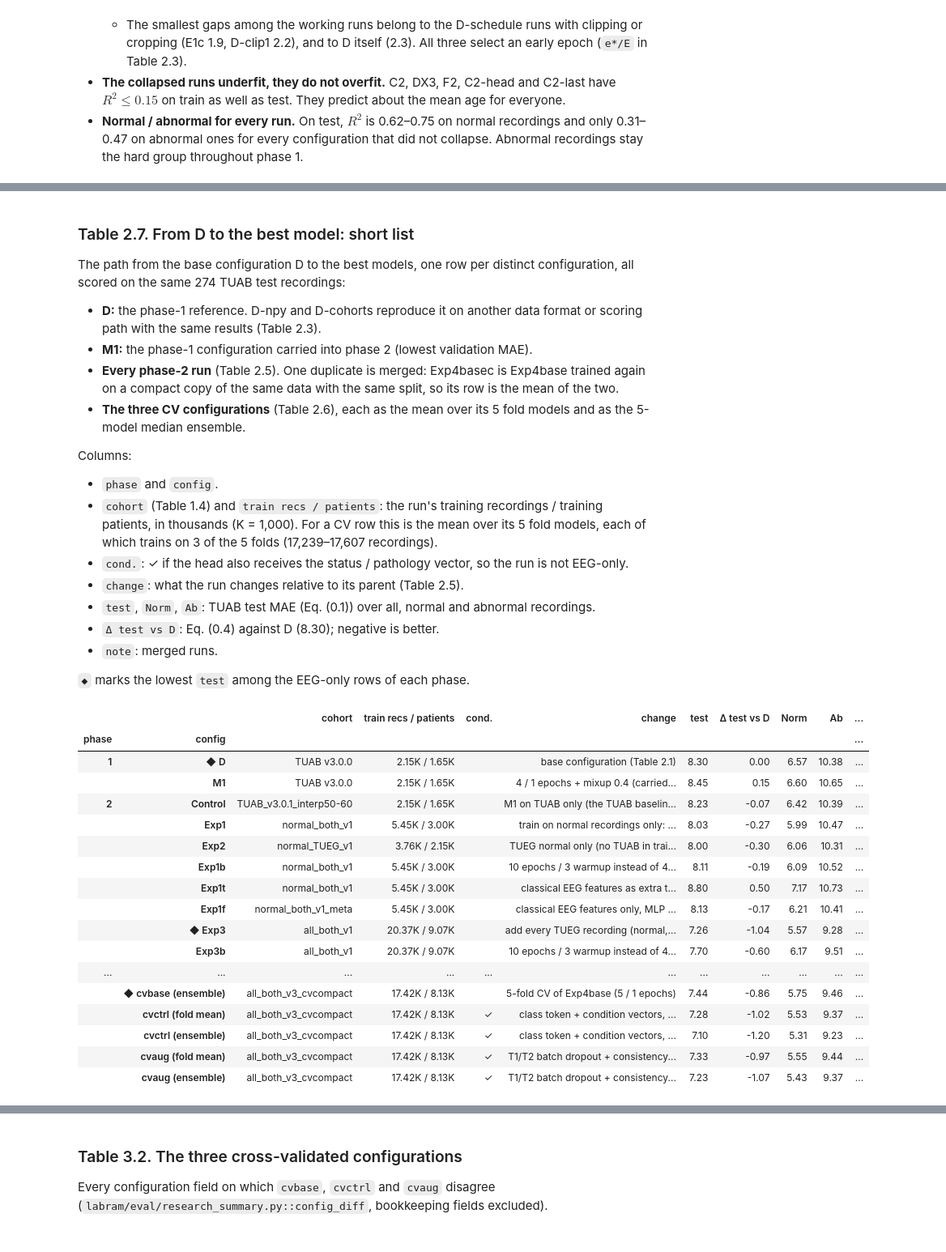
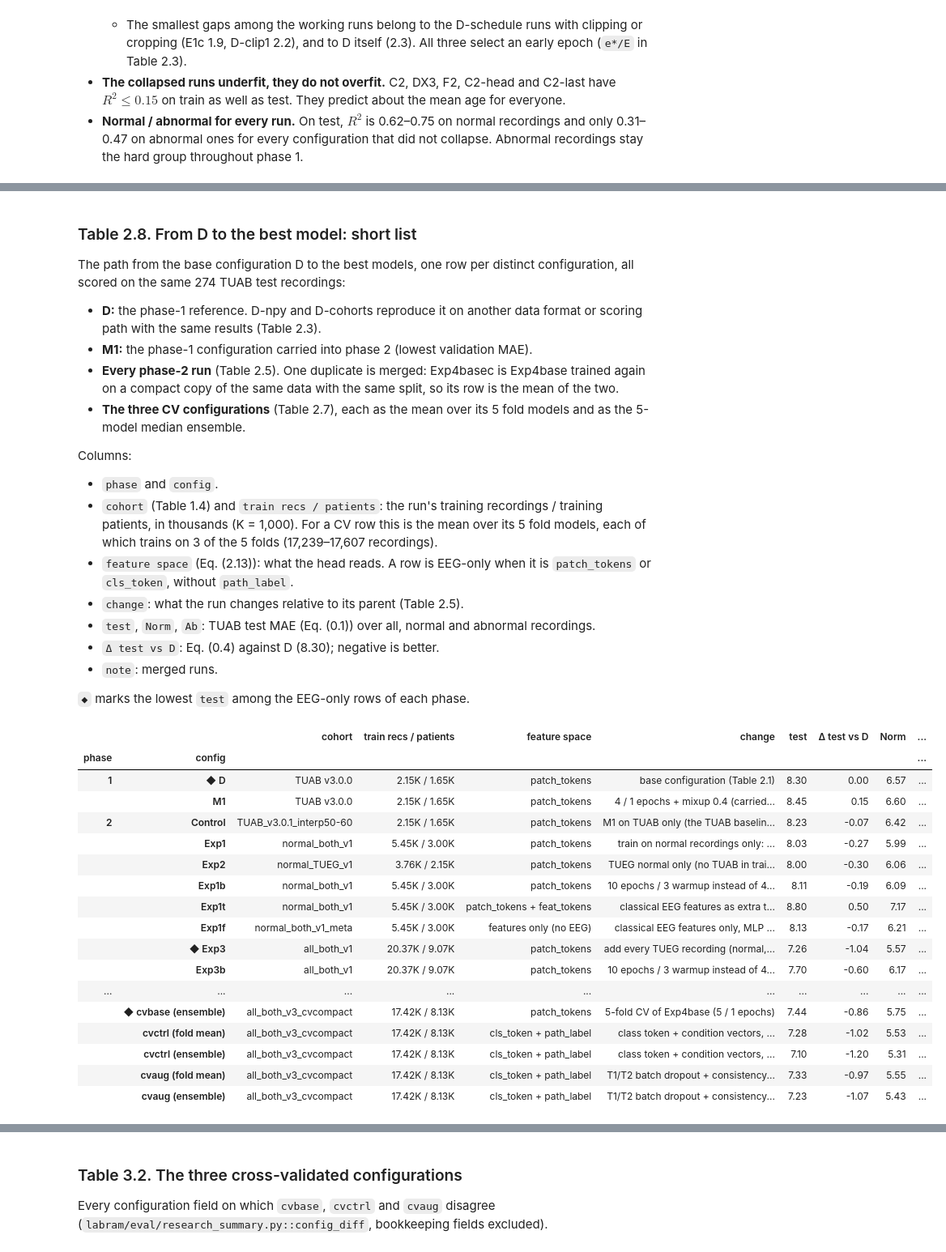
Before and after one commit to Neuro-Clalit/LaBraM, a Jupyter notebook: notebooks/brain_age_research_summary.ipynb, the cells around one changed output, grey strips where cells are left out. Shown at 81% size. Cells and saved outputs as stored; diff of their text form; code cells hidden in the pictures.

```diff
--- a/notebooks/brain_age_research_summary.ipynb
+++ b/notebooks/brain_age_research_summary.ipynb
@@ -1541,9 +1541,10 @@ display(numbered_table(t24, "2.4", "Phase 1 re-evaluated in eval mode: train, va
   0.31–0.47 on abnormal ones for every configuration that did not collapse. Abnormal recordings stay the hard group
   throughout phase 1.
 # %%
-# CV helpers shared by Tables 2.5-2.7: per-fold statistics, the fold-model ensemble on the TUAB
+# CV helpers shared by Tables 2.5–2.8: per-fold statistics, the fold-model ensemble on the TUAB
 # test set (Eq. (3.8)), its leak-free calibrated version (Eq. (3.11)) and the training size of a fold model.
 cv_exps = ("cvbase", "cvctrl", "cvaug")
+EEG_ONLY = ("patch_tokens", "cls_token")      # feature spaces without labels or features (Eq. (2.13))
 
 
 def fold_stats(exp, split, source, cohort="all"):
@@ -1579,6 +1580,10 @@ def ens_mae(exp, cohort="all"):
 # prediction alone -- no TUAB test recording or true age is used (Table 3.6).
 psets = rs.prediction_sets(preds, tueg) if preds is not None and HAVE_TUEG else None
 CORR = rs.recalibrated_test(psets, fit_status=("normal",)) if psets is not None else None
+# (a, b) of Eq. (2.14) per CV experiment, fitted on its out-of-fold normal recordings
+CAL_AB = {} if psets is None else {
+    exp: rs.recalibration_fit(g.pred, g.true)
+    for exp, g in psets[psets.set.isin(rs.PREDICTION_SETS[1:]) & (psets.status == "normal")].groupby("exp")}
 
 
 def corr_mae(exp, cohort="all"):
@@ -1747,8 +1873,9 @@ Source: `docs/data/cv5_eval_v2.csv`.
 # %%
 rows = []
 for exp in ("cvbase", "cvctrl", "cvaug"):
-    r = {"run": exp, "ClearML": cml.link[exp], "cond.": "✓" if rs.EXPERIMENTS[exp].conditions else "",
-         "loss": rs.run_loss(exp)}
+    r = {"exp": rs.clearml_link(exp, cml.url.get(exp, "")),       # the name links to its ClearML project
+         "train recs / patients": k_size(fold_train.get(exp, np.nan), fold_pats.get(exp, np.nan)),
+         "feature space": rs.feature_space(exp), "loss": rs.run_loss(exp)}
     for label, split, source, cohort in (("CV val", "val", "all", "all"), ("CV test", "test", "all", "all"),
                                          ("TUAB test", "heldout", "TUAB", "all"),
                                          ("normal", "heldout", "TUAB", "normal"),
@@ -1763,6 +1890,6 @@ for exp in ("cvbase", "cvctrl", "cvaug"):
         r["cal. normal"] = corr_mae(exp, "normal")
         r["cal. abnormal"] = corr_mae(exp, "abnormal")
     rows.append(r)
-t23 = pd.DataFrame(rows).set_index("run")
-numbered_table(t23, "2.6", "Five-fold cross-validation")
+t23 = pd.DataFrame(rows).set_index("exp")
+numbered_table(t23, "2.7", "Five-fold cross-validation")
 # %% [output]
@@ -1784,7 +1911,7 @@ numbered_table(t23, "2.6", "Five-fold cross-validation")
   6.60 / 12.85, use a correction applied with the test recordings' true ages. Table 3.5 lists ours of that
   kind (†) for comparison only.
 # %% [markdown]
-### Table 2.7. From D to the best model: short list
+### Table 2.8. From D to the best model: short list
 
 The path from the base configuration D to the best models, one row per distinct configuration,
 all scored on the same 274 TUAB test recordings:
@@ -1793,7 +1920,7 @@ all scored on the same 274 TUAB test recordings:
 * **M1:** the phase-1 configuration carried into phase 2 (lowest validation MAE).
 * **Every phase-2 run** (Table 2.5). One duplicate is merged: Exp4basec is Exp4base trained again on a
   compact copy of the same data with the same split, so its row is the mean of the two.
-* **The three CV configurations** (Table 2.6), each as the mean over its 5 fold models and as the 5-model
+* **The three CV configurations** (Table 2.7), each as the mean over its 5 fold models and as the 5-model
   median ensemble.
 
 Columns:
@@ -1801,7 +1928,8 @@ Columns:
 * `cohort` (Table 1.4) and `train recs / patients`: the run's training recordings / training patients, in
   thousands (K = 1,000). For a CV row this is the mean over its 5 fold models, each of which trains on 3
   of the 5 folds (17,239–17,607 recordings).
-* `cond.`: ✓ if the head also receives the status / pathology vector, so the run is not EEG-only.
+* `feature space` (Eq. (2.13)): what the head reads. A row is EEG-only when it is `patch_tokens` or
+  `cls_token`, without `path_label`.
 * `change`: what the run changes relative to its parent (Table 2.5).
 * `test`, `Norm`, `Ab`: TUAB test MAE (Eq. (0.1)) over all, normal and abnormal recordings.
 * `Δ test vs D`: Eq. (0.4) against D (8.30); negative is better.
@@ -1816,55 +1944,55 @@ for name, phase, cohort, change in (("D", "1", "TUAB v3.0.0", "base configuratio
     r = d_row.loc[name]
     rows.append({"phase": phase, "config": name, "cohort": cohort, "train recs": train_recs.get(name, np.nan),
                  "train pats": train_pats.get(name, np.nan),
-                 "cond.": "", "change": change, "test": r.test, "Norm": r.Norm, "Ab": r.Ab,
+                 "feature space": rs.feature_space(name), "change": change, "test": r.test, "Norm": r.Norm, "Ab": r.Ab,
                  "note": r.runs})
 MERGE2 = {"Exp4base": ("Exp4basec",)}
 skip = {x for v in MERGE2.values() for x in v}
 for n in P2_RUNS:
     if n in skip:
         continue
     group = [n, *MERGE2.get(n, ())]
     g = t22.loc[group]
     rows.append({"phase": "2", "config": n, "cohort": g.cohort.iloc[0], "train recs": train_recs.get(n, np.nan),
                  "train pats": train_pats.get(n, np.nan),
-                 "cond.": g["cond."].iloc[0], "change": rs.EXPERIMENTS[n].change, "test": g["test all"].mean(),
+                 "feature space": rs.feature_space(n), "change": rs.EXPERIMENTS[n].change, "test": g["test all"].mean(),
                  "Norm": g["normal"].mean(), "Ab": g["abnormal"].mean(),
                  "note": f"mean of {', '.join(group)} (same data, compact copy)" if len(group) > 1 else ""})
 for exp in cv_exps:
     base = {"phase": "3", "cohort": rs.display_name(rs.EXPERIMENTS[exp].cohort),
             "train recs": fold_train.get(exp, np.nan), "train pats": fold_pats.get(exp, np.nan),
-            "cond.": "✓" if rs.EXPERIMENTS[exp].conditions else "", "change": rs.EXPERIMENTS[exp].change}
+            "feature space": rs.feature_space(exp), "change": rs.EXPERIMENTS[exp].change}
     rows.append({**base, "config": f"{exp} (fold mean)",
                  **{k: fold_stats(exp, "heldout", "TUAB", c)[0] for k, c in (("test", "all"), ("Norm", "normal"), ("Ab", "abnormal"))},
                  "note": "mean of 5 fold models"})
     if preds is not None and STATUS:
         rows.append({**base, "config": f"{exp} (ensemble)", "test": ens_mae(exp), "Norm": ens_mae(exp, "normal"),
                      "Ab": ens_mae(exp, "abnormal"), "note": "median of 5 fold models"})
 t26 = pd.DataFrame(rows)
 t26["train recs / patients"] = [k_size(r, p) for r, p in zip(t26["train recs"], t26["train pats"])]
 t26["Δ test vs D"] = t26.test - t26.loc[t26.config == "D", "test"].iloc[0]
-for ph, g in t26[t26["cond."] == ""].groupby("phase"):
+for ph, g in t26[t26["feature space"].isin(EEG_ONLY)].groupby("phase"):
     k = g.test.idxmin()
     t26.loc[k, "config"] = "◆ " + t26.loc[k, "config"]
-t26 = t26[["phase", "config", "cohort", "train recs / patients", "cond.", "change", "test", "Δ test vs D", "Norm", "Ab", "note"]]
-display(numbered_table(t26.set_index(["phase", "config"]), "2.7", "From D to the best model: short list"))
+t26 = t26[["phase", "config", "cohort", "train recs / patients", "feature space", "change", "test", "Δ test vs D", "Norm", "Ab", "note"]]
+display(numbered_table(t26.set_index(["phase", "config"]), "2.8", "From D to the best model: short list"))
 # %% [output]
-|  |  | cohort | train recs / patients | cond. | change | test | Δ test vs D | Norm | Ab | ... |
-| phase | config |  |  |  |  |  |  |  |  | ... |
-| 1 | ◆ D | TUAB v3.0.0 | 2.15K / 1.65K |  | base configuration (Table 2.1) | 8.30 | 0.00 | 6.57 | 10.38 | ... |
-|  | M1 | TUAB v3.0.0 | 2.15K / 1.65K |  | 4 / 1 epochs + mixup 0.4 (carried... | 8.45 | 0.15 | 6.60 | 10.65 | ... |
-| 2 | Control | TUAB_v3.0.1_interp50-60 | 2.15K / 1.65K |  | M1 on TUAB only (the TUAB baselin... | 8.23 | -0.07 | 6.42 | 10.39 | ... |
-|  | Exp1 | normal_both_v1 | 5.45K / 3.00K |  | train on normal recordings only: ... | 8.03 | -0.27 | 5.99 | 10.47 | ... |
-|  | Exp2 | normal_TUEG_v1 | 3.76K / 2.15K |  | TUEG normal only (no TUAB in trai... | 8.00 | -0.30 | 6.06 | 10.31 | ... |
-|  | Exp1b | normal_both_v1 | 5.45K / 3.00K |  | 10 epochs / 3 warmup instead of 4... | 8.11 | -0.19 | 6.09 | 10.52 | ... |
-|  | Exp1t | normal_both_v1 | 5.45K / 3.00K |  | classical EEG features as extra t... | 8.80 | 0.50 | 7.17 | 10.73 | ... |
-|  | Exp1f | normal_both_v1_meta | 5.45K / 3.00K |  | classical EEG features only, MLP ... | 8.13 | -0.17 | 6.21 | 10.41 | ... |
-|  | ◆ Exp3 | all_both_v1 | 20.37K / 9.07K |  | add every TUEG recording (normal,... | 7.26 | -1.04 | 5.57 | 9.28 | ... |
-|  | Exp3b | all_both_v1 | 20.37K / 9.07K |  | 10 epochs / 3 warmup instead of 4... | 7.70 | -0.60 | 6.17 | 9.51 | ... |
-| ... | ... | ... | ... | ... | ... | ... | ... | ... | ... | ... |
-|  | ◆ cvbase (ensemble) | all_both_v3_cvcompact | 17.42K / 8.13K |  | 5-fold CV of Exp4base (5 / 1 epochs) | 7.44 | -0.86 | 5.75 | 9.46 | ... |
-|  | cvctrl (fold mean) | all_both_v3_cvcompact | 17.42K / 8.13K | ✓ | class token + condition vectors, ... | 7.28 | -1.02 | 5.53 | 9.37 | ... |
-|  | cvctrl (ensemble) | all_both_v3_cvcompact | 17.42K / 8.13K | ✓ | class token + condition vectors, ... | 7.10 | -1.20 | 5.31 | 9.23 | ... |
-|  | cvaug (fold mean) | all_both_v3_cvcompact | 17.42K / 8.13K | ✓ | T1/T2 batch dropout + consistency... | 7.33 | -0.97 | 5.55 | 9.44 | ... |
-|  | cvaug (ensemble) | all_both_v3_cvcompact | 17.42K / 8.13K | ✓ | T1/T2 batch dropout + consistency... | 7.23 | -1.07 | 5.43 | 9.37 | ... |
+|  |  | cohort | train recs / patients | feature space | change | test | Δ test vs D | Norm | ... |
+| phase | config |  |  |  |  |  |  |  | ... |
+| 1 | ◆ D | TUAB v3.0.0 | 2.15K / 1.65K | patch_tokens | base configuration (Table 2.1) | 8.30 | 0.00 | 6.57 | ... |
+|  | M1 | TUAB v3.0.0 | 2.15K / 1.65K | patch_tokens | 4 / 1 epochs + mixup 0.4 (carried... | 8.45 | 0.15 | 6.60 | ... |
+| 2 | Control | TUAB_v3.0.1_interp50-60 | 2.15K / 1.65K | patch_tokens | M1 on TUAB only (the TUAB baselin... | 8.23 | -0.07 | 6.42 | ... |
+|  | Exp1 | normal_both_v1 | 5.45K / 3.00K | patch_tokens | train on normal recordings only: ... | 8.03 | -0.27 | 5.99 | ... |
+|  | Exp2 | normal_TUEG_v1 | 3.76K / 2.15K | patch_tokens | TUEG normal only (no TUAB in trai... | 8.00 | -0.30 | 6.06 | ... |
+|  | Exp1b | normal_both_v1 | 5.45K / 3.00K | patch_tokens | 10 epochs / 3 warmup instead of 4... | 8.11 | -0.19 | 6.09 | ... |
+|  | Exp1t | normal_both_v1 | 5.45K / 3.00K | patch_tokens + feat_tokens | classical EEG features as extra t... | 8.80 | 0.50 | 7.17 | ... |
+|  | Exp1f | normal_both_v1_meta | 5.45K / 3.00K | features only (no EEG) | classical EEG features only, MLP ... | 8.13 | -0.17 | 6.21 | ... |
+|  | ◆ Exp3 | all_both_v1 | 20.37K / 9.07K | patch_tokens | add every TUEG recording (normal,... | 7.26 | -1.04 | 5.57 | ... |
+|  | Exp3b | all_both_v1 | 20.37K / 9.07K | patch_tokens | 10 epochs / 3 warmup instead of 4... | 7.70 | -0.60 | 6.17 | ... |
+| ... | ... | ... | ... | ... | ... | ... | ... | ... | ... |
+|  | ◆ cvbase (ensemble) | all_both_v3_cvcompact | 17.42K / 8.13K | patch_tokens | 5-fold CV of Exp4base (5 / 1 epochs) | 7.44 | -0.86 | 5.75 | ... |
+|  | cvctrl (fold mean) | all_both_v3_cvcompact | 17.42K / 8.13K | cls_token + path_label | class token + condition vectors, ... | 7.28 | -1.02 | 5.53 | ... |
+|  | cvctrl (ensemble) | all_both_v3_cvcompact | 17.42K / 8.13K | cls_token + path_label | class token + condition vectors, ... | 7.10 | -1.20 | 5.31 | ... |
+|  | cvaug (fold mean) | all_both_v3_cvcompact | 17.42K / 8.13K | cls_token + path_label | T1/T2 batch dropout + consistency... | 7.33 | -0.97 | 5.55 | ... |
+|  | cvaug (ensemble) | all_both_v3_cvcompact | 17.42K / 8.13K | cls_token + path_label | T1/T2 batch dropout + consistency... | 7.23 | -1.07 | 5.43 | ... |
 # %% [markdown]
```
Also changed, not shown: parts of 22 cells of this notebook, 6 other files.
